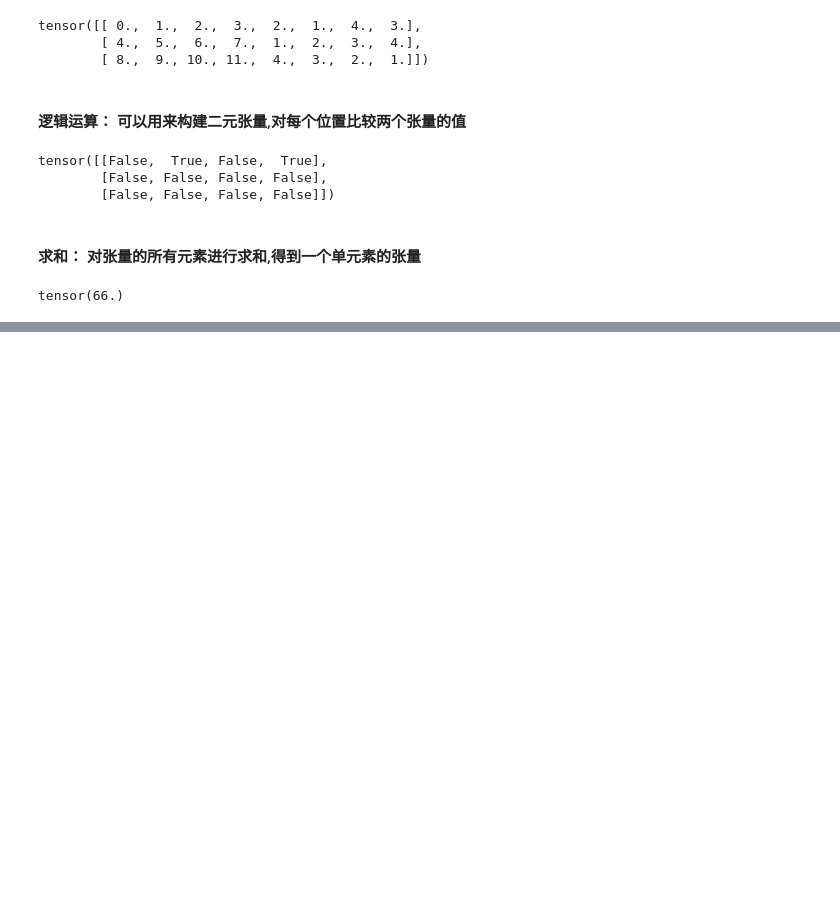
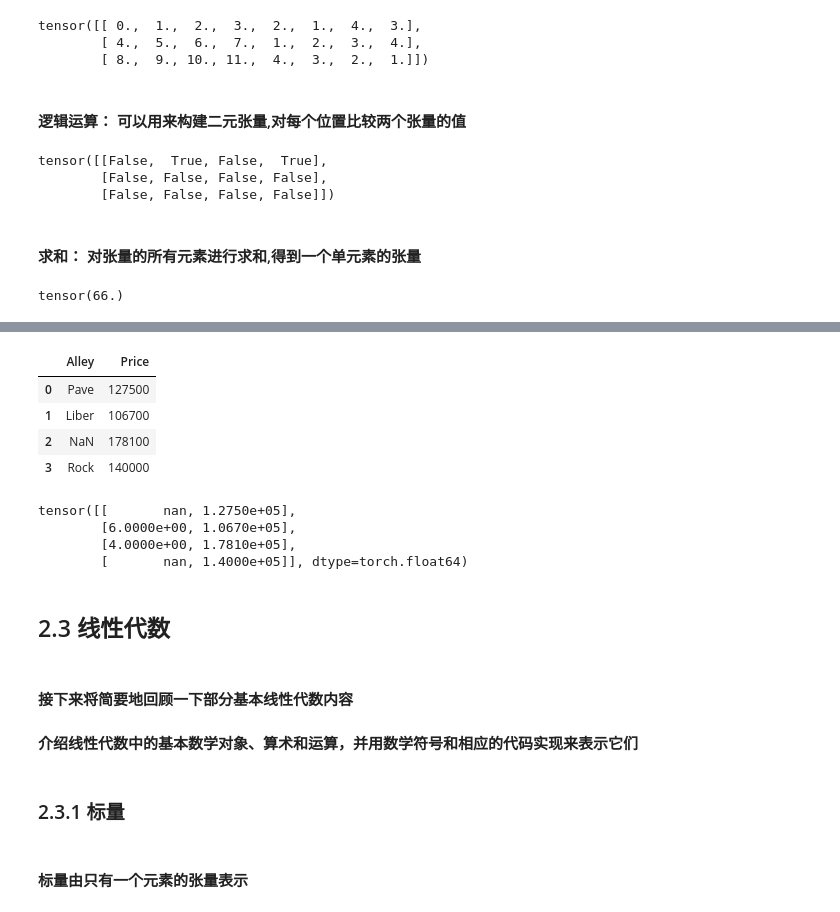
Before and after one commit to neverbiasu/d2l-notebook, a Jupyter notebook: ch2.ipynb, the cells around one changed output, grey strips where cells are left out. Drawn from its saved outputs; the diff is of its cells as text; code cells hidden in the pictures; blank space fills up the shorter version.

```diff
--- a/ch2.ipynb
+++ b/ch2.ipynb
@@ -143,0 +345,36 @@ tensor(66.)
+# %%
+# test1
+cnt = 0
+max = 0
+labels = ['NumRooms','Alley','Price']
+for label in labels:
+    cnt = data[label].isna().sum() #Detect missing values. 检测缺失值。
+    if (cnt > max):
+        max = cnt
+        delete = label
+dropped =  data.drop(delete, axis=1)
+dropped
+# %% [output]
+|  | Alley | Price |
+| 0 | Pave | 127500 |
+| 1 | Liber | 106700 |
+| 2 | NaN | 178100 |
+| 3 | Rock | 140000 |
+# %%
+t_d = data.drop('Alley', axis=1)
+t_d = torch.tensor(t_d.to_numpy(dtype=float))
+t_d
+# %% [output]
+tensor([[       nan, 1.2750e+05],
+        [6.0000e+00, 1.0670e+05],
+        [4.0000e+00, 1.7810e+05],
+        [       nan, 1.4000e+05]], dtype=torch.float64)
+# %% [markdown]
+## 2.3 线性代数
+# %% [markdown]
+#### 接下来将简要地回顾一下部分基本线性代数内容
+#### 介绍线性代数中的基本数学对象、算术和运算，并用数学符号和相应的代码实现来表示它们
+# %% [markdown]
+### 2.3.1 标量
+# %% [markdown]
+#### 标量由只有一个元素的张量表示
```
Also changed, not shown: parts of 75 cells of this notebook.
